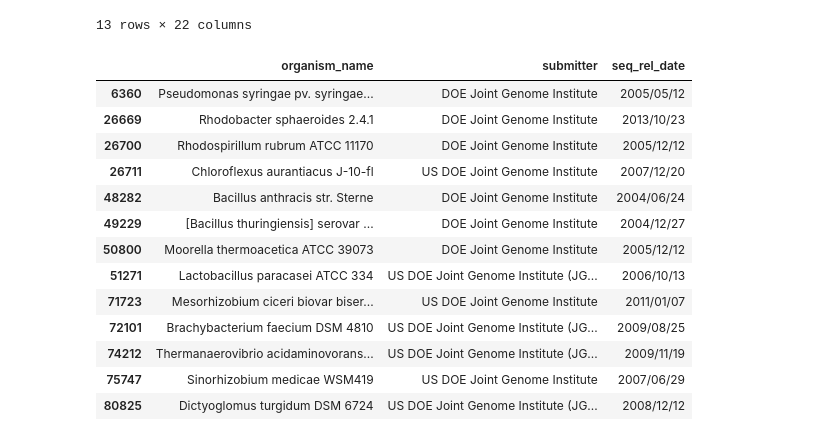
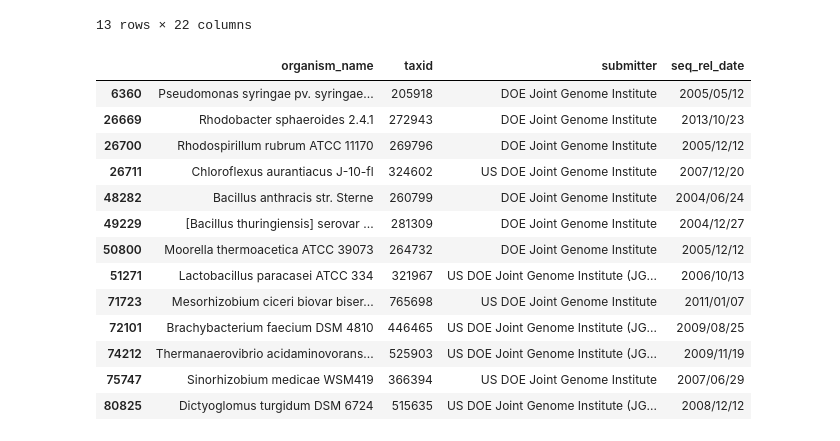
Before and after one commit to SuLab/WikiGenomes.org, a Jupyter notebook: scripts/WIkiGenomesSources.ipynb, the cells around one changed output. Cells and saved outputs as stored; diff of their text form; code cells hidden in the pictures.

```diff
--- a/scripts/WIkiGenomesSources.ipynb
+++ b/scripts/WIkiGenomesSources.ipynb
@@ -40,19 +42,19 @@ wikigenomes_JGI
 | 80825 | GCF_000021645.1 | PRJNA59177 | SAMN00002661 | NaN | reference genome | 515635 | 513050 | ... |
 13 rows × 22 columns
 # %%
-wikigenomes_JGI[['organism_name', 'submitter', 'seq_rel_date']]
+wikigenomes_JGI[['organism_name', 'taxid', 'submitter', 'seq_rel_date']]
 # %% [output]
-|  | organism_name | submitter | seq_rel_date |
-| 6360 | Pseudomonas syringae pv. syringae... | DOE Joint Genome Institute | 2005/05/12 |
-| 26669 | Rhodobacter sphaeroides 2.4.1 | DOE Joint Genome Institute | 2013/10/23 |
-| 26700 | Rhodospirillum rubrum ATCC 11170 | DOE Joint Genome Institute | 2005/12/12 |
-| 26711 | Chloroflexus aurantiacus J-10-fl | US DOE Joint Genome Institute | 2007/12/20 |
-| 48282 | Bacillus anthracis str. Sterne | DOE Joint Genome Institute | 2004/06/24 |
-| 49229 | [Bacillus thuringiensis] serovar ... | DOE Joint Genome Institute | 2004/12/27 |
-| 50800 | Moorella thermoacetica ATCC 39073 | DOE Joint Genome Institute | 2005/12/12 |
-| 51271 | Lactobacillus paracasei ATCC 334 | US DOE Joint Genome Institute (JG... | 2006/10/13 |
-| 71723 | Mesorhizobium ciceri biovar biser... | US DOE Joint Genome Institute | 2011/01/07 |
-| 72101 | Brachybacterium faecium DSM 4810 | US DOE Joint Genome Institute (JG... | 2009/08/25 |
-| 74212 | Thermanaerovibrio acidaminovorans... | US DOE Joint Genome Institute (JG... | 2009/11/19 |
-| 75747 | Sinorhizobium medicae WSM419 | US DOE Joint Genome Institute | 2007/06/29 |
-| 80825 | Dictyoglomus turgidum DSM 6724 | US DOE Joint Genome Institute (JG... | 2008/12/12 |
+|  | organism_name | taxid | submitter | seq_rel_date |
+| 6360 | Pseudomonas syringae pv. syringae... | 205918 | DOE Joint Genome Institute | 2005/05/12 |
+| 26669 | Rhodobacter sphaeroides 2.4.1 | 272943 | DOE Joint Genome Institute | 2013/10/23 |
+| 26700 | Rhodospirillum rubrum ATCC 11170 | 269796 | DOE Joint Genome Institute | 2005/12/12 |
+| 26711 | Chloroflexus aurantiacus J-10-fl | 324602 | US DOE Joint Genome Institute | 2007/12/20 |
+| 48282 | Bacillus anthracis str. Sterne | 260799 | DOE Joint Genome Institute | 2004/06/24 |
+| 49229 | [Bacillus thuringiensis] serovar ... | 281309 | DOE Joint Genome Institute | 2004/12/27 |
+| 50800 | Moorella thermoacetica ATCC 39073 | 264732 | DOE Joint Genome Institute | 2005/12/12 |
+| 51271 | Lactobacillus paracasei ATCC 334 | 321967 | US DOE Joint Genome Institute (JG... | 2006/10/13 |
+| 71723 | Mesorhizobium ciceri biovar biser... | 765698 | US DOE Joint Genome Institute | 2011/01/07 |
+| 72101 | Brachybacterium faecium DSM 4810 | 446465 | US DOE Joint Genome Institute (JG... | 2009/08/25 |
+| 74212 | Thermanaerovibrio acidaminovorans... | 525903 | US DOE Joint Genome Institute (JG... | 2009/11/19 |
+| 75747 | Sinorhizobium medicae WSM419 | 366394 | US DOE Joint Genome Institute | 2007/06/29 |
+| 80825 | Dictyoglomus turgidum DSM 6724 | 515635 | US DOE Joint Genome Institute (JG... | 2008/12/12 |
```
Also changed, not shown: parts of 4 cells of this notebook.
